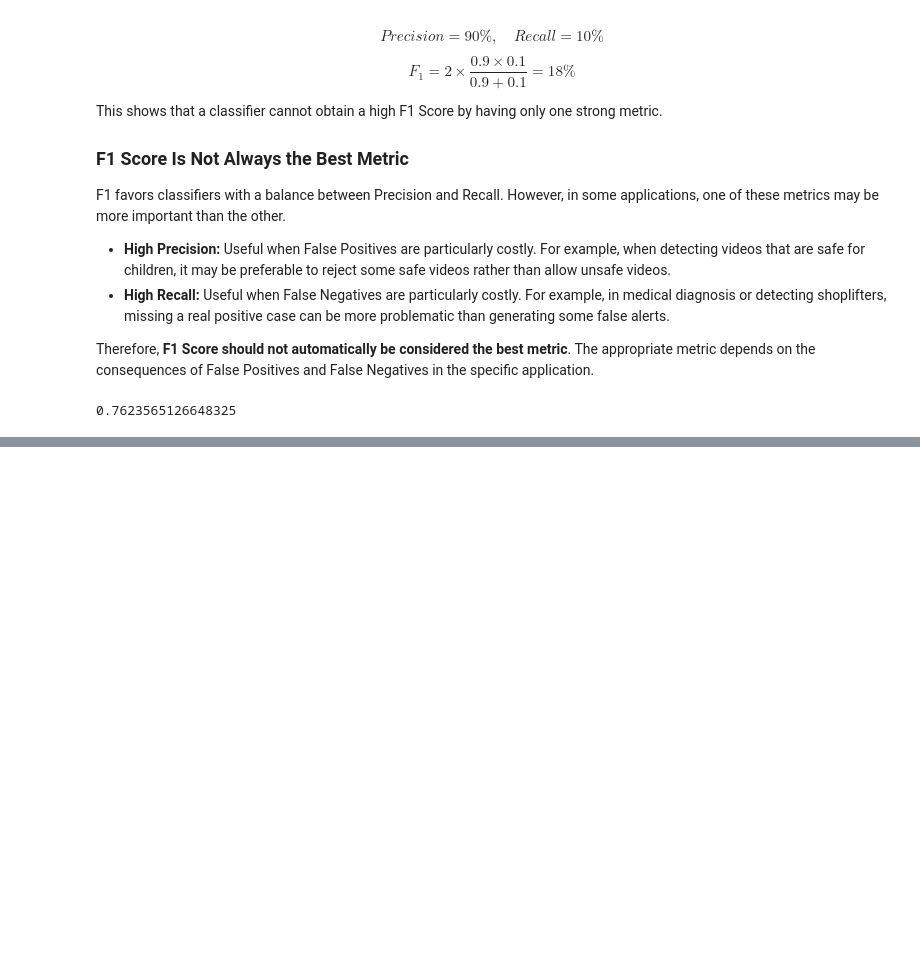
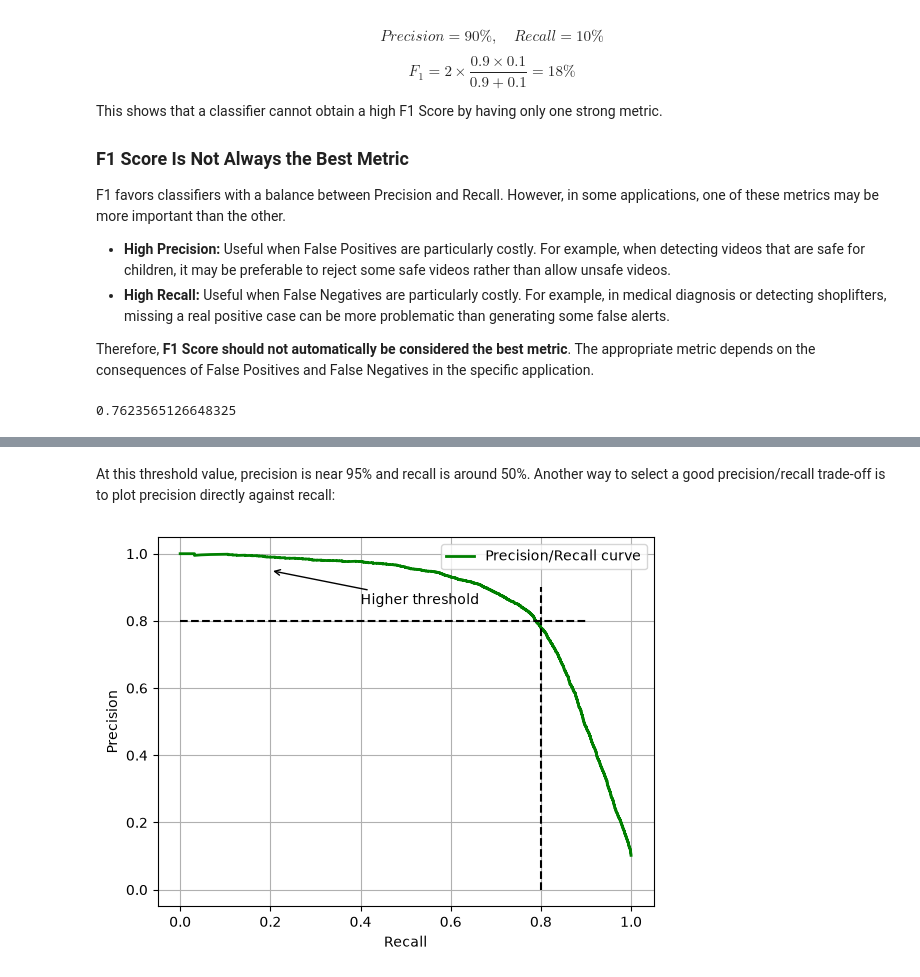
Before and after one commit to MuhammadHoseinYeganeh/MNIST-project, a Jupyter notebook: mnist.ipynb, the cells around one changed output, grey strips where cells are left out. Cells and saved outputs as stored; diff of their text form; code cells hidden in the pictures; blank space fills up the shorter version.

```diff
--- a/mnist.ipynb
+++ b/mnist.ipynb
@@ -500,0 +608,35 @@ f1_score(y_train_3, y_train_prediction)
+# %% [markdown]
+At this threshold value, precision is near 95% and recall is around 50%. Another way
+to select a good precision/recall trade-off is to plot precision directly against recall:
+# %%
+plt.plot(recalls, precisions, linewidth=2, label="Precision/Recall curve", c="green")
+plt.xlabel("Recall")
+plt.ylabel("Precision")
+plt.vlines(
+    0.8,
+    0,
+    0.9,
+    "k",
+    linestyles="dashed"
+)
+
+plt.hlines(
+    0.8,
+    0,
+    0.9,
+    "k",
+    linestyles="dashed"
+)
+
+plt.annotate(
+    "Higher threshold",
+    xy=(0.2, 0.95),
+    xytext=(0.4, 0.85),
+    arrowprops=dict(arrowstyle="->")
+)
+
+plt.grid()
+plt.legend()
+plt.show()
+# %% [output]
+[figure, added]
```
Also changed, not shown: parts of 19 cells of this notebook.
